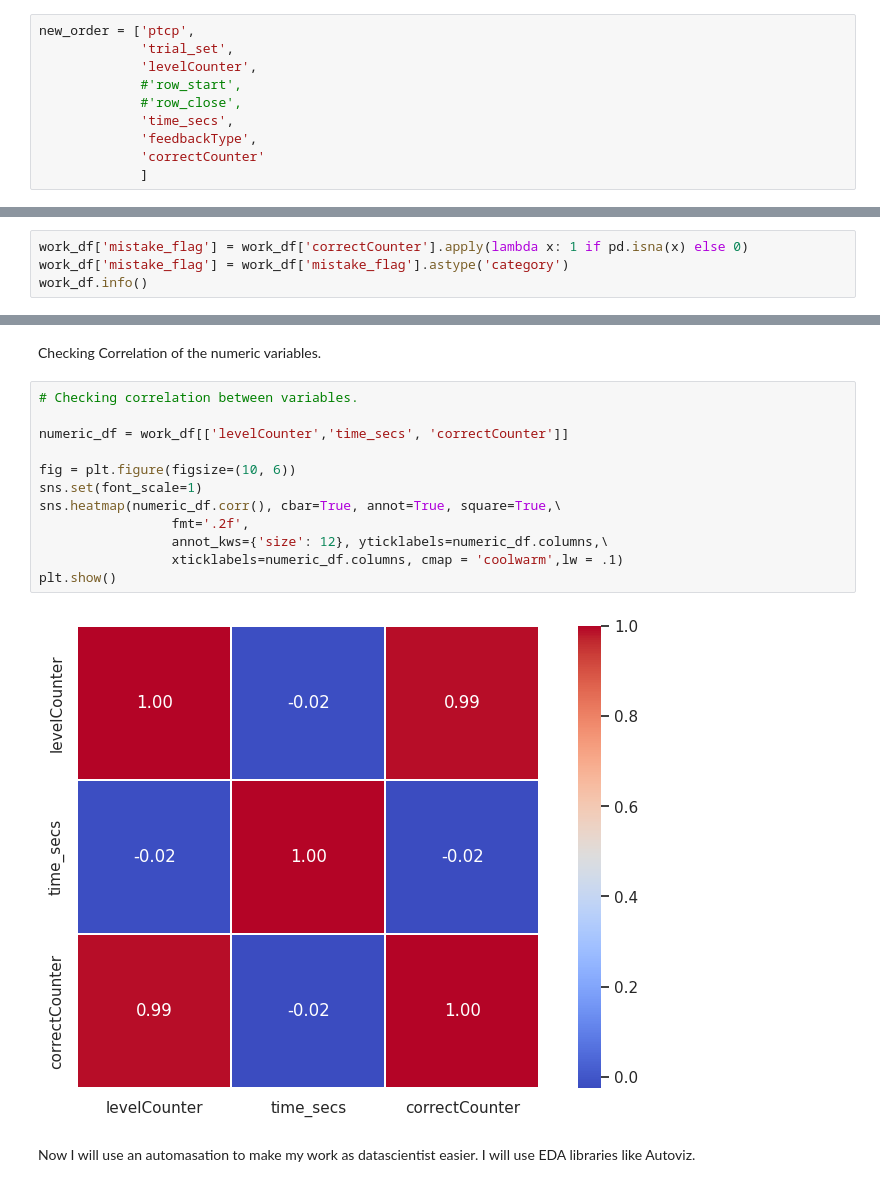
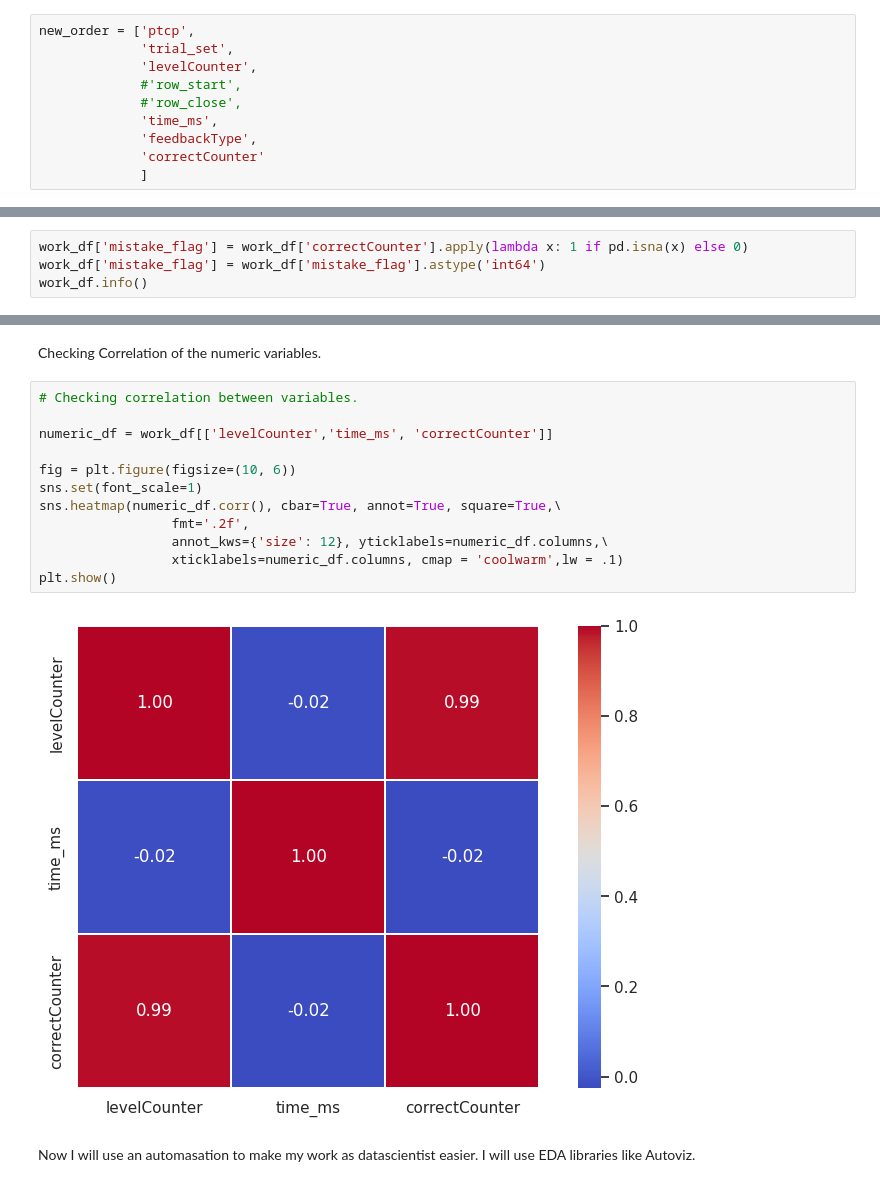
Before and after one commit to BenjaminDupre/m-b_thesis, a Jupyter notebook: Analysis/Analysis..ipynb, the cells around one changed output, grey strips where cells are left out. Saved outputs shown, nothing was run; the diff lists cells and outputs as text.

```diff
--- a/Analysis/Analysis..ipynb
+++ b/Analysis/Analysis..ipynb
@@ -32,7 +35,7 @@ new_order = ['ptcp',
              'levelCounter',
              #'row_start',
              #'row_close',
-             'time_secs',
+             'time_ms',
              'feedbackType',
              'correctCounter'
              ]
@@ -228,7 +231,7 @@ After the removal of the levels 35. There are 2310 observations.
 Now lets make a flag that flags with one when the trail is a mistake and with 0 when the answer was correct.
 # %%
 work_df['mistake_flag'] = work_df['correctCounter'].apply(lambda x: 1 if pd.isna(x) else 0)
-work_df['mistake_flag'] = work_df['mistake_flag'].astype('category')
+work_df['mistake_flag'] = work_df['mistake_flag'].astype('int64')
 work_df.info()
 # %% [output]
 <class 'pandas.core.frame.DataFrame'>
@@ -250,17 +253,17 @@ Checking Correlation of the numeric variables.
 # %%
 # Checking correlation between variables.
 
-numeric_df = work_df[['levelCounter','time_secs', 'correctCounter']]
+numeric_df = work_df[['levelCounter','time_ms', 'correctCounter']]
 
 fig = plt.figure(figsize=(10, 6))
 sns.set(font_scale=1)
 sns.heatmap(numeric_df.corr(), cbar=True, annot=True, square=True,\
                  fmt='.2f',
                  annot_kws={'size': 12}, yticklabels=numeric_df.columns,\
                  xticklabels=numeric_df.columns, cmap = 'coolwarm',lw = .1)
 plt.show()
 # %% [output]
-[figure, old version]
+[figure, new version]
 # %% [markdown]
 Now I will use an automasation to make my work as datascientist easier. I will use EDA libraries like Autoviz.
 # %%
```
Also changed, not shown: parts of 10 cells of this notebook, 4 other files.
